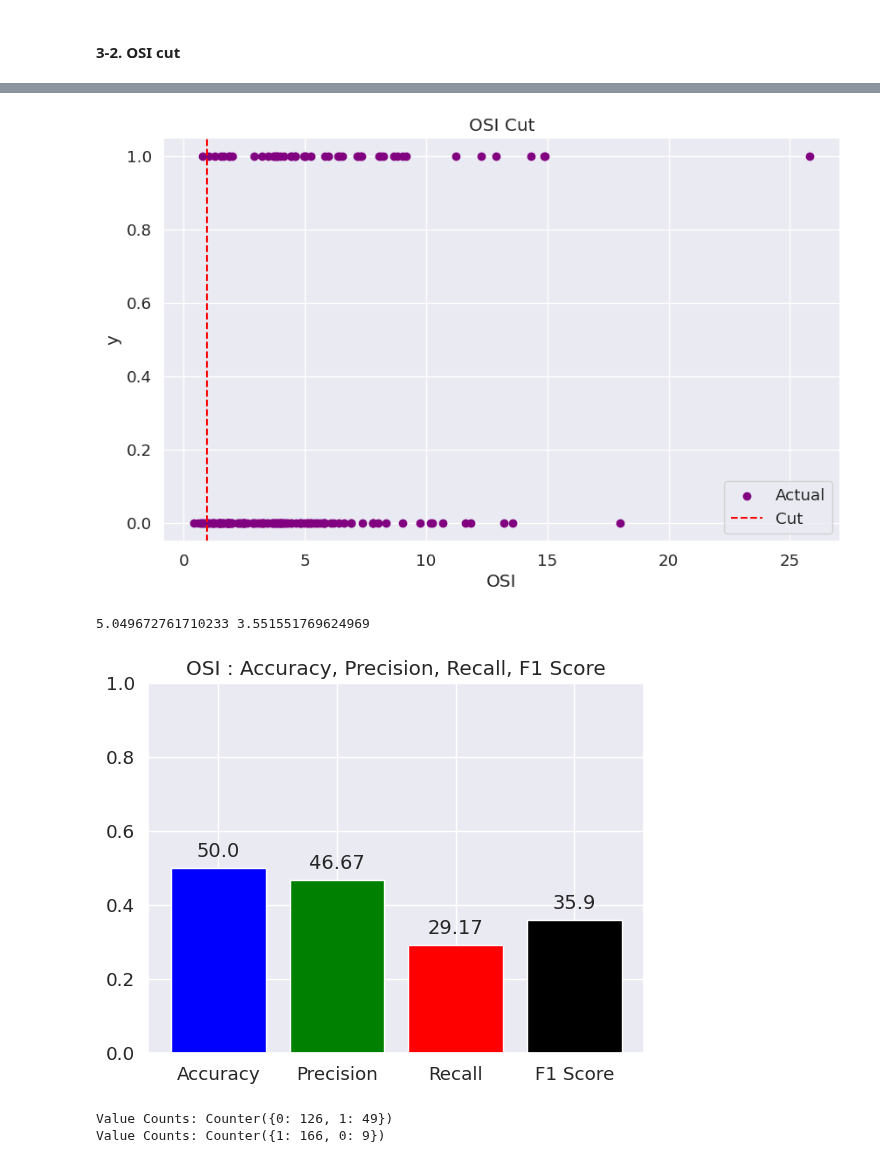
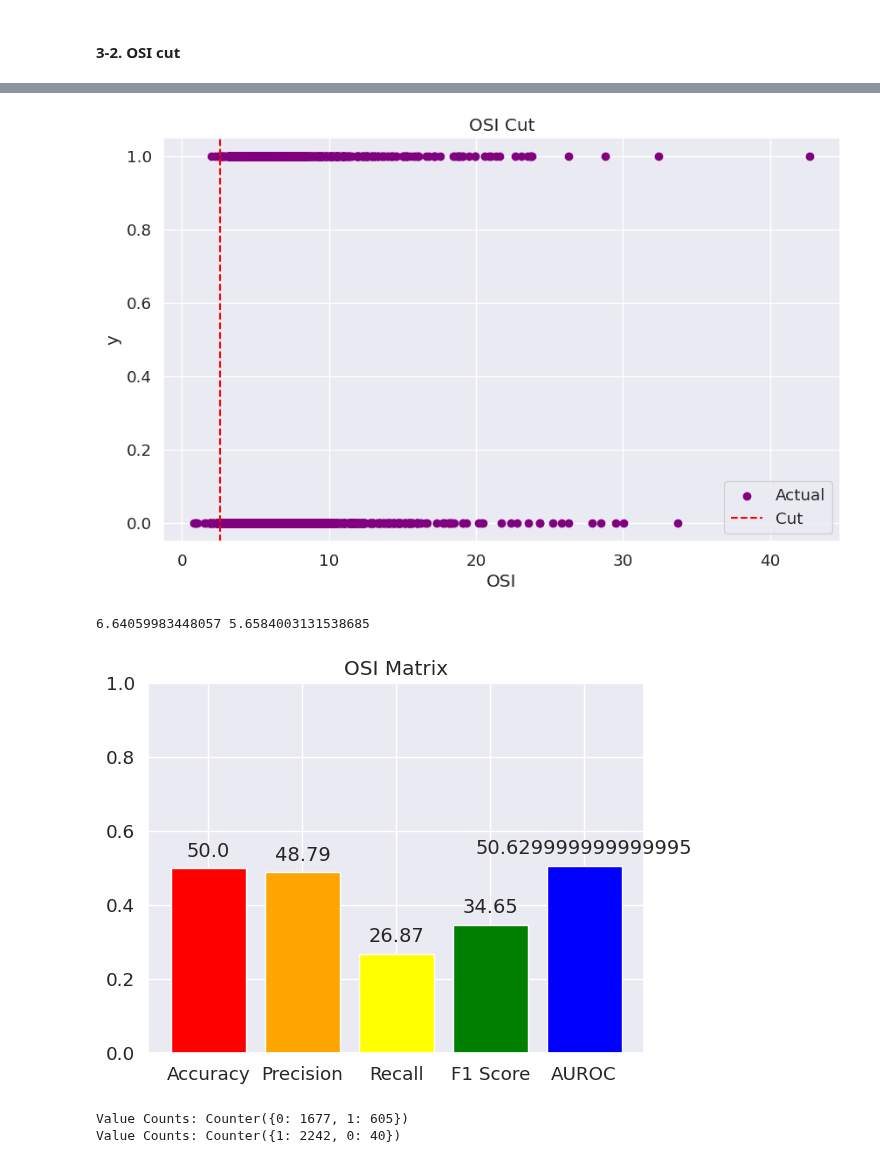
Before and after one commit to NohJangHyun/MIMIC-III-mortality-prediction, a Jupyter notebook: Baseline Score/re-extract OI&OSI.ipynb, the cells around one changed output, grey strips where cells are left out. Saved outputs shown, nothing was run; the diff lists cells and outputs as text; code cells hidden in the pictures.

```diff
--- a/Baseline Score/re-extract OI&OSI.ipynb
+++ b/Baseline Score/re-extract OI&OSI.ipynb
@@ -362,7 +377,8 @@ severity_counts
 # %% [markdown]
 ### 3. OI&OSI cut
 # %%
-data = pd.read_csv("~/project/MIMIC-III/Data/OI&OSI/new_OI&OSI.csv")
+data = pd.read_csv("~/project/MIMIC-III/Data/OI&OSI/new_OI&OSI(down).csv")
+# data = pd.read_csv("~/project/MIMIC-III/Data/OI&OSI/new_OI&OSI(up).csv")
 data = data[["SUBJECT_ID", "HADM_ID", "OI", "OSI", "y"]]
 data
 # %% [output]
@@ -589,33 +605,33 @@ plt.title('OSI Cut')
 plt.legend()
 plt.show()
 # %% [output]
-[figure, old version]
+[figure, new version]
 # %%
 data_1 = data[data['y']==1]['OSI']
 data_0 = data[data['y']==0]['OSI']
 
 print(data_1.median(),data_0.median())
 # %% [output]
-5.049672761710233 3.551551769624969
+6.64059983448057 5.6584003131538685
 # %%
 # 그래프 그리기
-labels = ['Accuracy','Precision', 'Recall','F1 Score']
-values = [best_accuracy, best_precision, best_recall, best_f1]
+labels = ['Accuracy','Precision', 'Recall','F1 Score', "AUROC"]
+values = [best_accuracy, best_precision, best_recall, best_f1, best_auroc]
 
 fig, ax = plt.subplots()
-bars = ax.bar(labels, values, color=['blue', 'green','red','black'])
+bars = ax.bar(labels, values, color=['red', 'orange','yellow','green', 'blue'])
 # plt.ylabel('Value')
-plt.title('OSI : Accuracy, Precision, Recall, F1 Score')
+plt.title('OSI Matrix')
 plt.ylim(0, 1)
 
 # 막대 내부에 큰 글꼴 크기로 수치 표시
 for bar in bars:
     yval = bar.get_height()
     ax.text(bar.get_x() + bar.get_width()/2, yval + 0.02, round(yval, 4)*100, ha='center', va='bottom', fontsize=14)  # fontsize 조정
 
 plt.show()
 # %% [output]
-[figure, old version]
+[figure, new version]
 # %%
 # y_pred 리스트 내의 값을 카운트
 value_counts1 = Counter(data['y'])
@@ -624,5 +640,5 @@ value_counts2 = Counter(y_pred)
 print("Value Counts:", value_counts1)
 print("Value Counts:", value_counts2)
 # %% [output]
-Value Counts: Counter({0: 126, 1: 49})
-Value Counts: Counter({1: 166, 0: 9})
+Value Counts: Counter({0: 1677, 1: 605})
+Value Counts: Counter({1: 2242, 0: 40})
```
Also changed, not shown: parts of 23 cells of this notebook.
